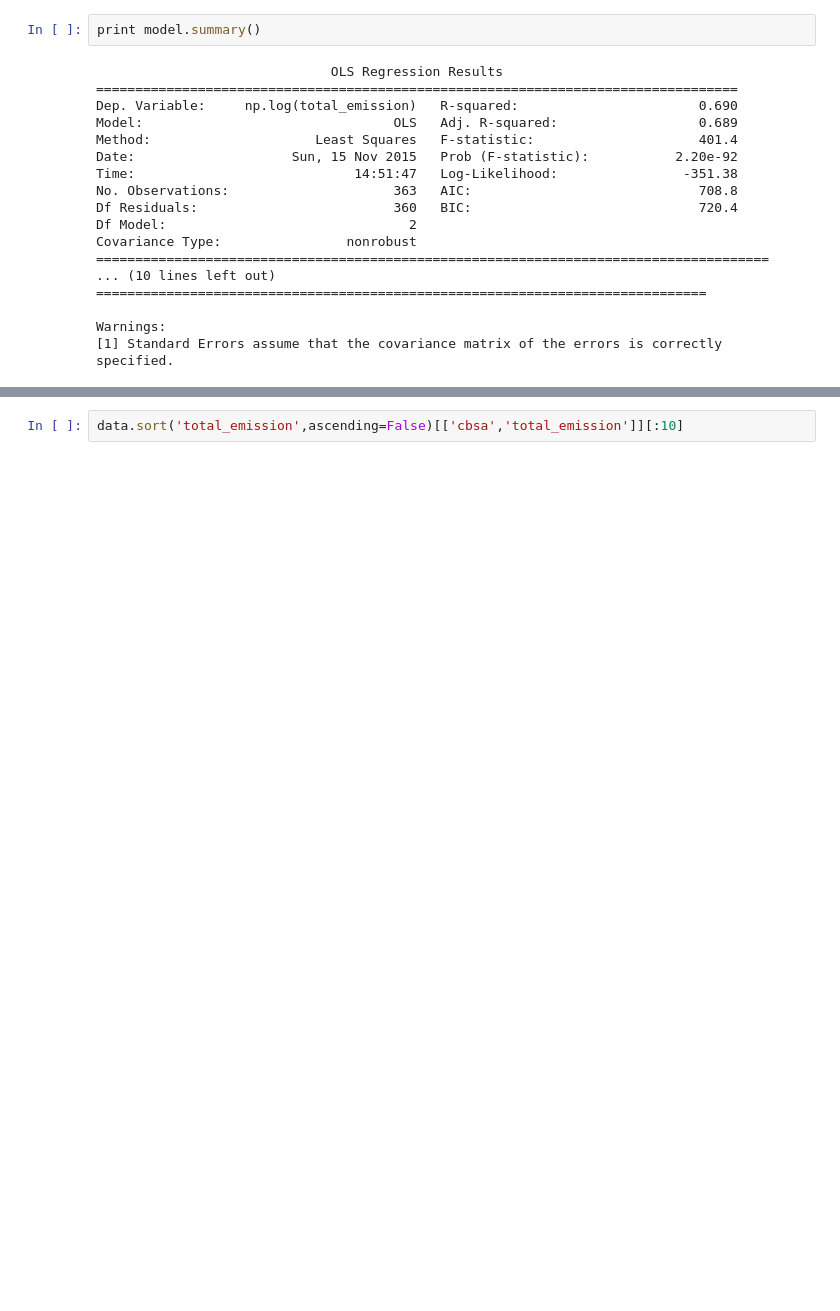
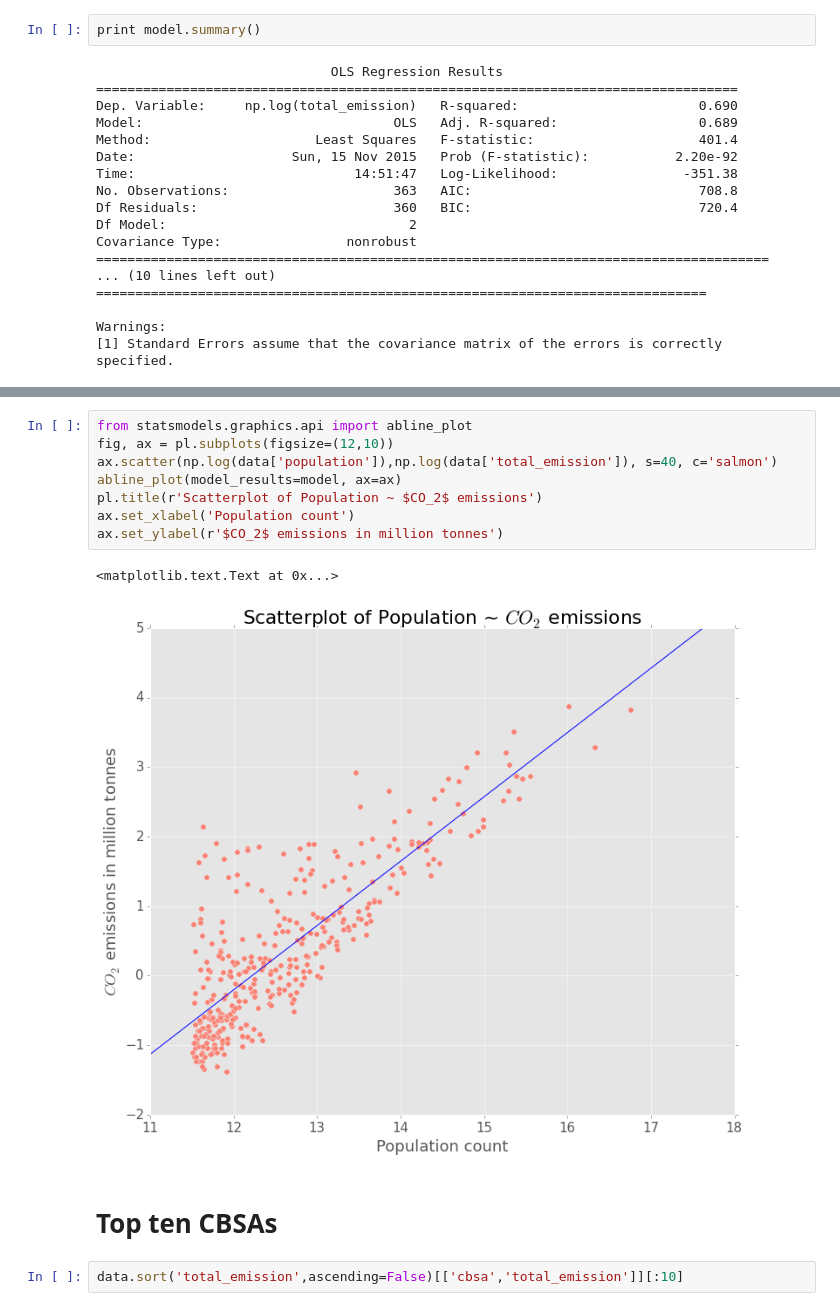
Before and after one commit to Diegosmiles/CUSP, a Jupyter notebook: Civic_Emission_Density.ipynb, the cells around one changed output, grey strips where cells are left out. Saved outputs shown, nothing was run; the diff lists cells and outputs as text; blank space fills up the shorter version.

```diff
--- a/Civic_Emission_Density.ipynb
+++ b/Civic_Emission_Density.ipynb
@@ -249,6 +261,19 @@ Covariance Type:                nonrobust
 
 Warnings:
 [1] Standard Errors assume that the covariance matrix of the errors is correctly specified.
+# %%
+from statsmodels.graphics.api import abline_plot
+fig, ax = pl.subplots(figsize=(12,10))
+ax.scatter(np.log(data['population']),np.log(data['total_emission']), s=40, c='salmon')
+abline_plot(model_results=model, ax=ax)
+pl.title(r'Scatterplot of Population ~ $CO_2$ emissions')
+ax.set_xlabel('Population count')
+ax.set_ylabel(r'$CO_2$ emissions in million tonnes')
+# %% [output]
+<matplotlib.text.Text at 0x...>
+[figure, added]
+# %% [markdown]
+# Top ten CBSAs
 # %%
 data.sort('total_emission',ascending=False)[['cbsa','total_emission']][:10]
 # %% [output]
```
Also changed, not shown: parts of 7 cells of this notebook.
